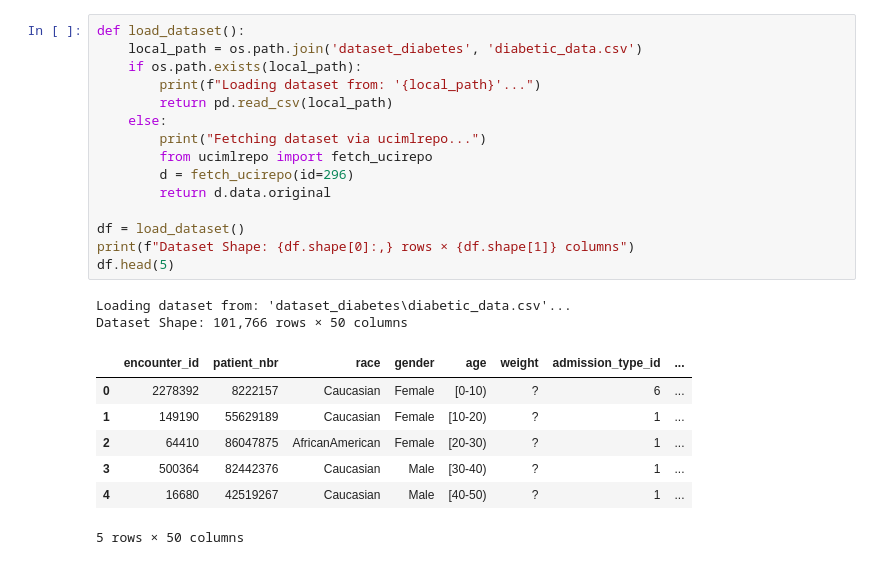
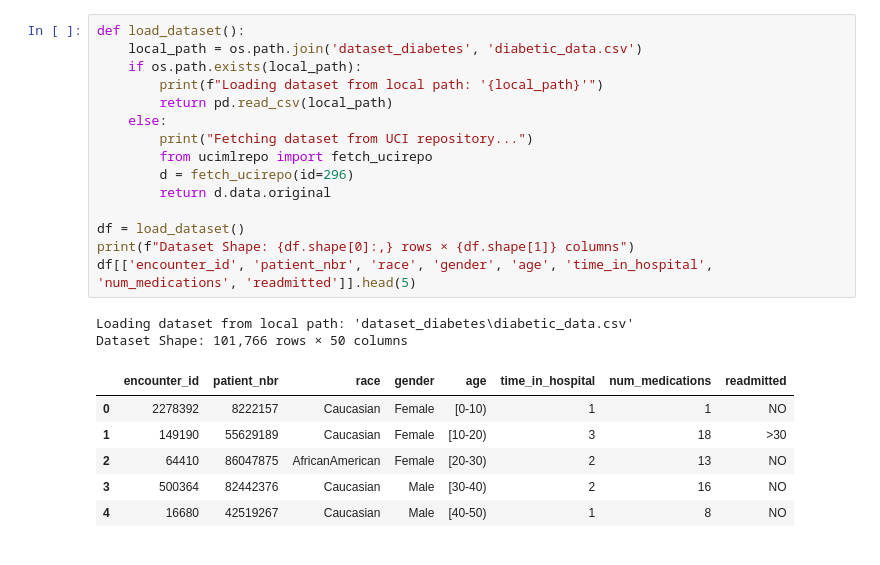
Before and after one commit to akshad1007/Hospital-Readmission-Patient-Analytics, a Jupyter notebook: Project_1_Hospital_Readmission_Risk_Analytics_Problem_Definition_and_Planning.ipynb, the cells around one changed output. Cells and saved outputs as stored; diff of their text form.

```diff
--- a/Project_1_Hospital_Readmission_Risk_Analytics_Problem_Definition_and_Planning.ipynb
+++ b/Project_1_Hospital_Readmission_Risk_Analytics_Problem_Definition_and_Planning.ipynb
@@ -107,28 +119,27 @@ The dataset is imported directly via the `ucimlrepo` package (with local fallbac
 # %%
 def load_dataset():
     local_path = os.path.join('dataset_diabetes', 'diabetic_data.csv')
     if os.path.exists(local_path):
-        print(f"Loading dataset from: '{local_path}'...")
+        print(f"Loading dataset from local path: '{local_path}'")
         return pd.read_csv(local_path)
     else:
-        print("Fetching dataset via ucimlrepo...")
+        print("Fetching dataset from UCI repository...")
         from ucimlrepo import fetch_ucirepo
         d = fetch_ucirepo(id=296)
         return d.data.original
 
 df = load_dataset()
 print(f"Dataset Shape: {df.shape[0]:,} rows × {df.shape[1]} columns")
-df.head(5)
+df[['encounter_id', 'patient_nbr', 'race', 'gender', 'age', 'time_in_hospital', 'num_medications', 'readmitted']].head(5)
 # %% [output]
-Loading dataset from: 'dataset_diabetes\diabetic_data.csv'...
+Loading dataset from local path: 'dataset_diabetes\diabetic_data.csv'
 Dataset Shape: 101,766 rows × 50 columns
-|  | encounter_id | patient_nbr | race | gender | age | weight | admission_type_id | ... |
-| 0 | 2278392 | 8222157 | Caucasian | Female | [0-10) | ? | 6 | ... |
-| 1 | 149190 | 55629189 | Caucasian | Female | [10-20) | ? | 1 | ... |
-| 2 | 64410 | 86047875 | AfricanAmerican | Female | [20-30) | ? | 1 | ... |
-| 3 | 500364 | 82442376 | Caucasian | Male | [30-40) | ? | 1 | ... |
-| 4 | 16680 | 42519267 | Caucasian | Male | [40-50) | ? | 1 | ... |
+|  | encounter_id | patient_nbr | race | gender | age | time_in_hospital | num_medications | readmitted |
+| 0 | 2278392 | 8222157 | Caucasian | Female | [0-10) | 1 | 1 | NO |
+| 1 | 149190 | 55629189 | Caucasian | Female | [10-20) | 3 | 18 | >30 |
+| 2 | 64410 | 86047875 | AfricanAmerican | Female | [20-30) | 2 | 13 | NO |
+| 3 | 500364 | 82442376 | Caucasian | Male | [30-40) | 2 | 16 | NO |
+| 4 | 16680 | 42519267 | Caucasian | Male | [40-50) | 1 | 8 | NO |
-5 rows × 50 columns
 # %% [markdown]
 ## 3. 📖 Deliverable 2: Feature Dictionary
 
```
Also changed, not shown: parts of 16 cells of this notebook, 2 other files.
